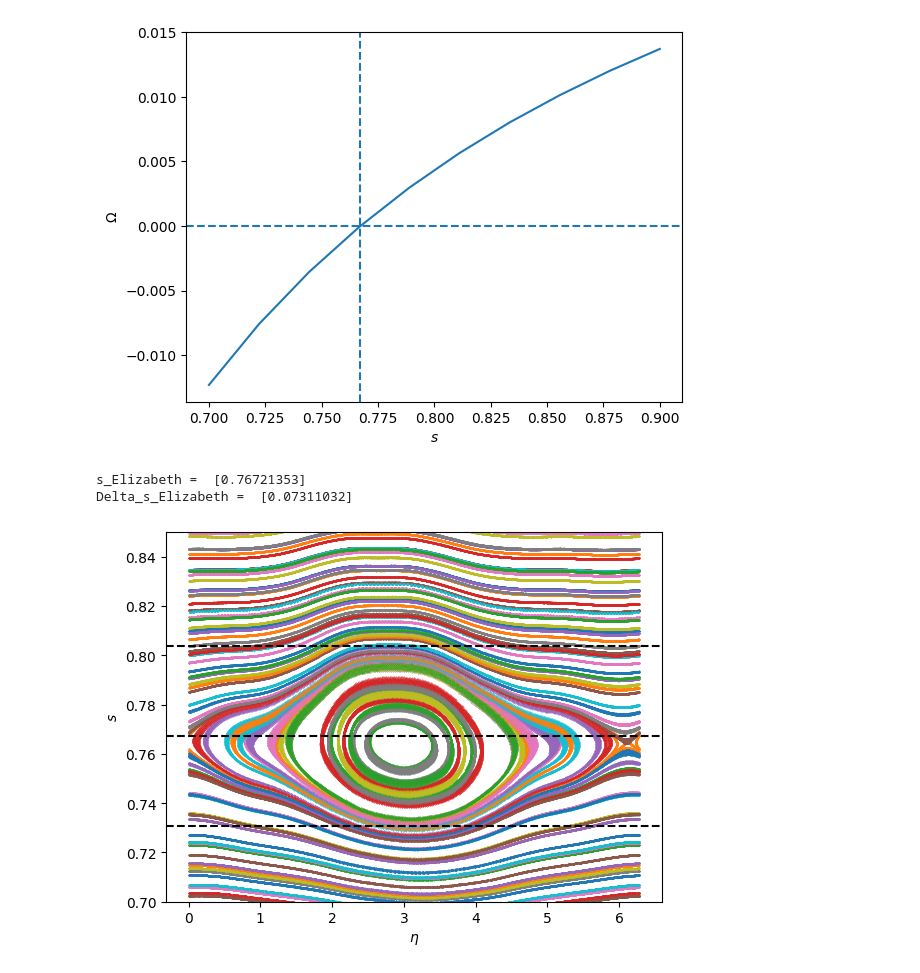
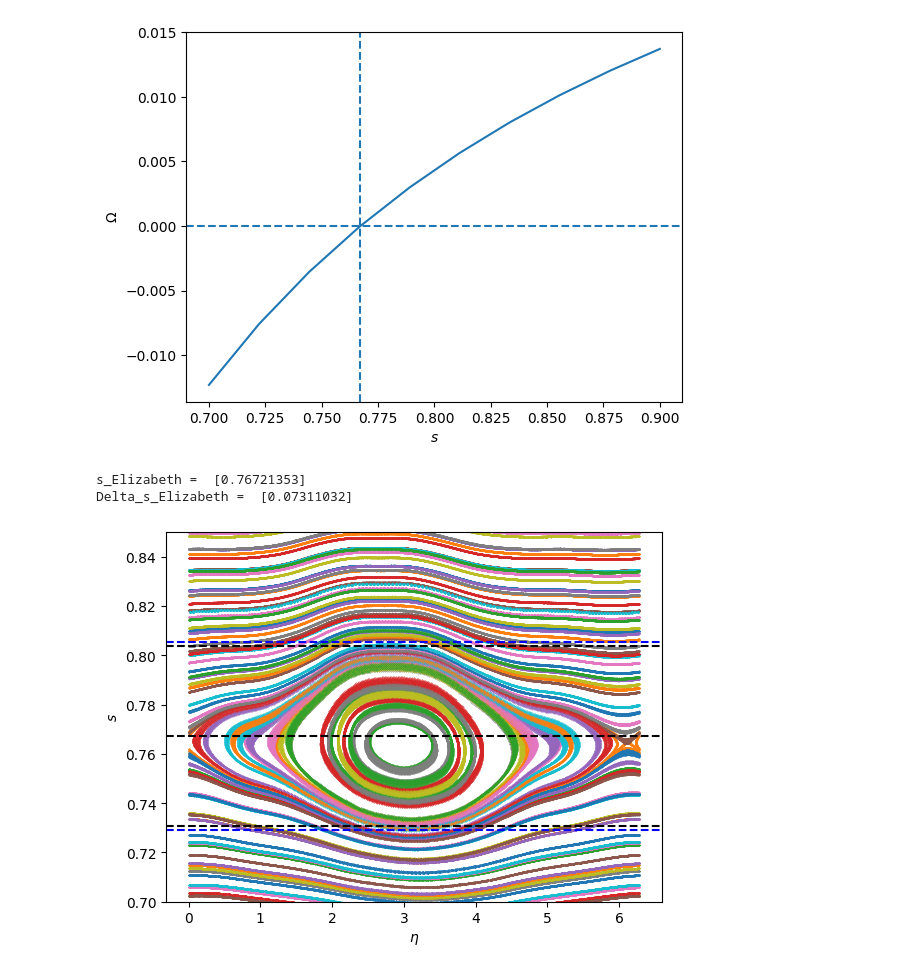
Before and after one commit to jlabbate15/DESC_TrappedRes, a Jupyter notebook: desc/ResonanceOpt/IslandWidthTesting/compare_island_width.ipynb, the cells around one changed output. Drawn from its saved outputs; the diff is of its cells as text; code cells hidden in the pictures.

```diff
--- a/desc/ResonanceOpt/IslandWidthTesting/compare_island_width.ipynb
+++ b/desc/ResonanceOpt/IslandWidthTesting/compare_island_width.ipynb
@@ -59,22 +59,26 @@ plt.show()
 # %%
 s_poinc = data['s_all']
 etas_poinc = np.mod(data['etas_all'], 2*np.pi)
 
 plt.figure()
 for i in range(len(s_poinc)):
     plt.scatter(etas_poinc[i],s_poinc[i],s=0.1)
 plt.ylim(0.7,0.85)
 plt.axhline(s_res[(p_arr == 0) & (q_arr == 1)], color='k', linestyle='--')
 plt.axhline(s_res[(p_arr == 0) & (q_arr == 1)] + 0.5*Delta_s[(p_arr == 0) & (q_arr == 1)], color='k', linestyle='--')
 plt.axhline(s_res[(p_arr == 0) & (q_arr == 1)] - 0.5*Delta_s[(p_arr == 0) & (q_arr == 1)], color='k', linestyle='--')
 plt.xlabel('$\eta$')
 plt.ylabel('$s$')
 
+plt.axhline(s_res[(p_arr == 0) & (q_arr == 1)] + 0.5*0.0761931320408763, color='b', linestyle='--')
+plt.axhline(s_res[(p_arr == 0) & (q_arr == 1)] - 0.5*0.0761931320408763, color='b', linestyle='--')
+
+
 print('s_Elizabeth = ',s_res[(p_arr == 0) & (q_arr == 1)])
 print('Delta_s_Elizabeth = ',Delta_s[(p_arr == 0) & (q_arr == 1)])
 
 plt.show()
 # %% [output]
 s_Elizabeth =  [0.76721353]
 Delta_s_Elizabeth =  [0.07311032]
-[figure, old version]
+[figure, new version]
```
Also changed, not shown: 3 other files.
